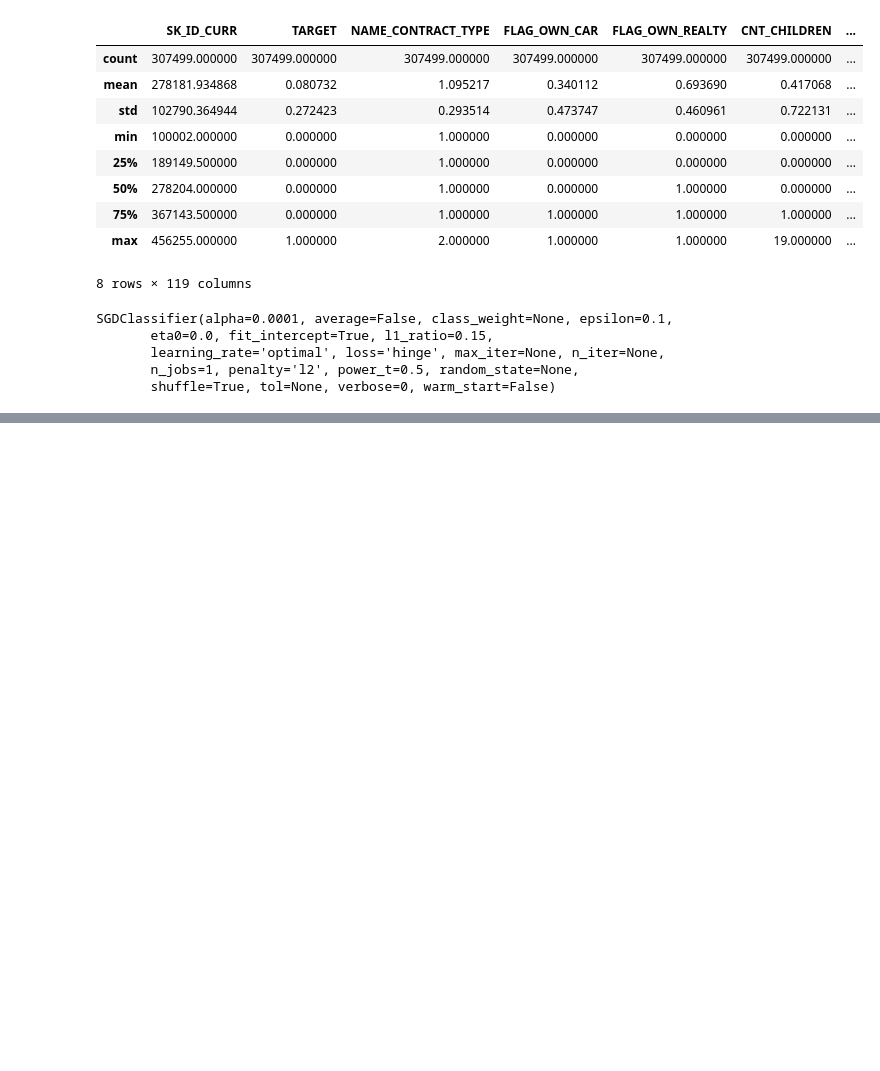
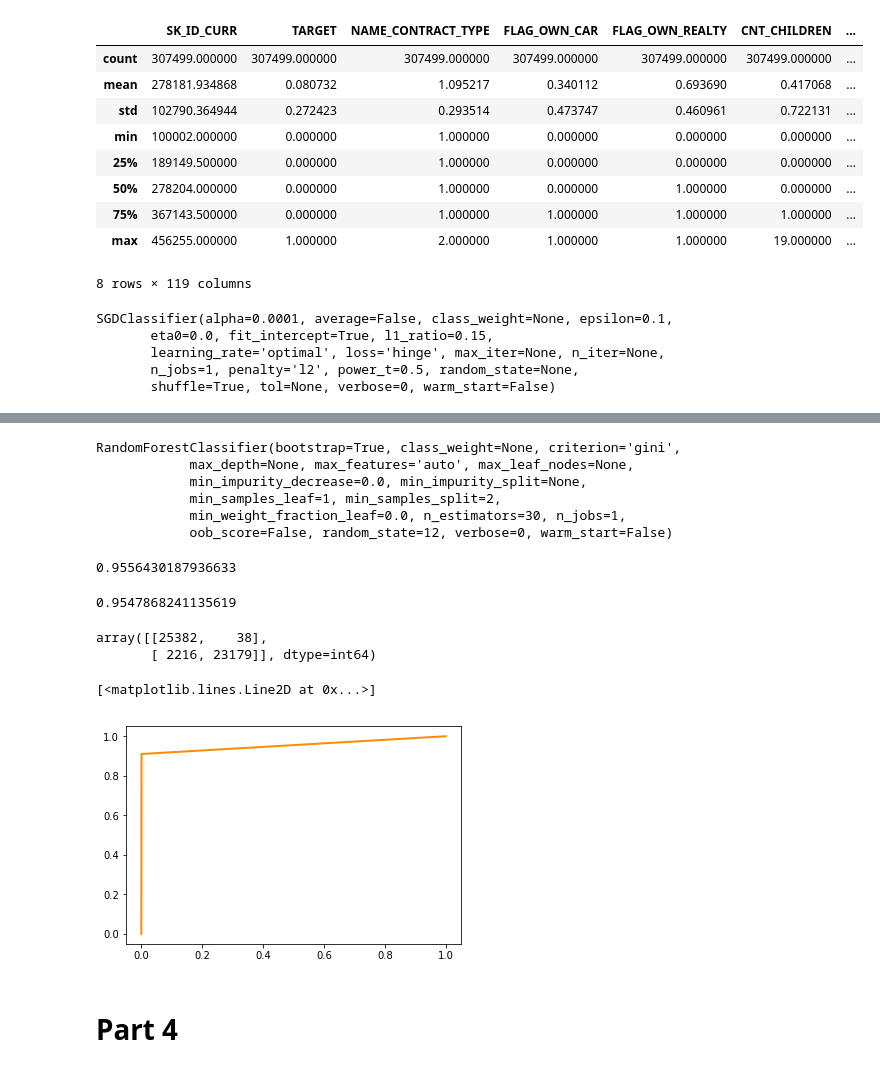
Before and after one commit to RajatChaudhari/HomeCreditDefaultRisk, a Jupyter notebook: HCDR2.ipynb, the cells around one changed output, grey strips where cells are left out. Saved outputs shown, nothing was run; the diff lists cells and outputs as text; code cells hidden in the pictures; blank space fills up the shorter version.

```diff
--- a/HCDR2.ipynb
+++ b/HCDR2.ipynb
@@ -718,0 +828,35 @@ after analyzing data
+# %%
+rfclfRES = RandomForestClassifier(n_estimators=30,random_state=12)
+rfclfRES.fit(X_train3, y_train3)
+# %% [output]
+RandomForestClassifier(bootstrap=True, class_weight=None, criterion='gini',
+            max_depth=None, max_features='auto', max_leaf_nodes=None,
+            min_impurity_decrease=0.0, min_impurity_split=None,
+            min_samples_leaf=1, min_samples_split=2,
+            min_weight_fraction_leaf=0.0, n_estimators=30, n_jobs=1,
+            oob_score=False, random_state=12, verbose=0, warm_start=False)
+# %%
+rfRESpred=rfclfRES.predict(X_test3)
+# %%
+accuracy_score(y_test3, rfRESpred)
+# %% [output]
+0.9556430187936633
+# %%
+roc_auc_score(y_test3,rfRESpred)
+# %% [output]
+0.9547868241135619
+# %%
+confusion_matrix(y_test3,rfRESpred)
+# %% [output]
+array([[25382,    38],
+       [ 2216, 23179]], dtype=int64)
+# %%
+fpr, tpr, thresholds = roc_curve(y_test3, rfRESpred)
+# %%
+roc_auc = auc(fpr, tpr)
+# %%
+plt.plot(fpr, tpr, color='darkorange',
+         lw=2, label='ROC curve (area = %0.2f)' % roc_auc)
+# %% [output]
+[<matplotlib.lines.Line2D at 0x...>]
+[figure, added]
@@ -718,0 +870,2 @@ after analyzing data
+# %% [markdown]
+# Part 4
```
Also changed, not shown: parts of 62 cells of this notebook.
